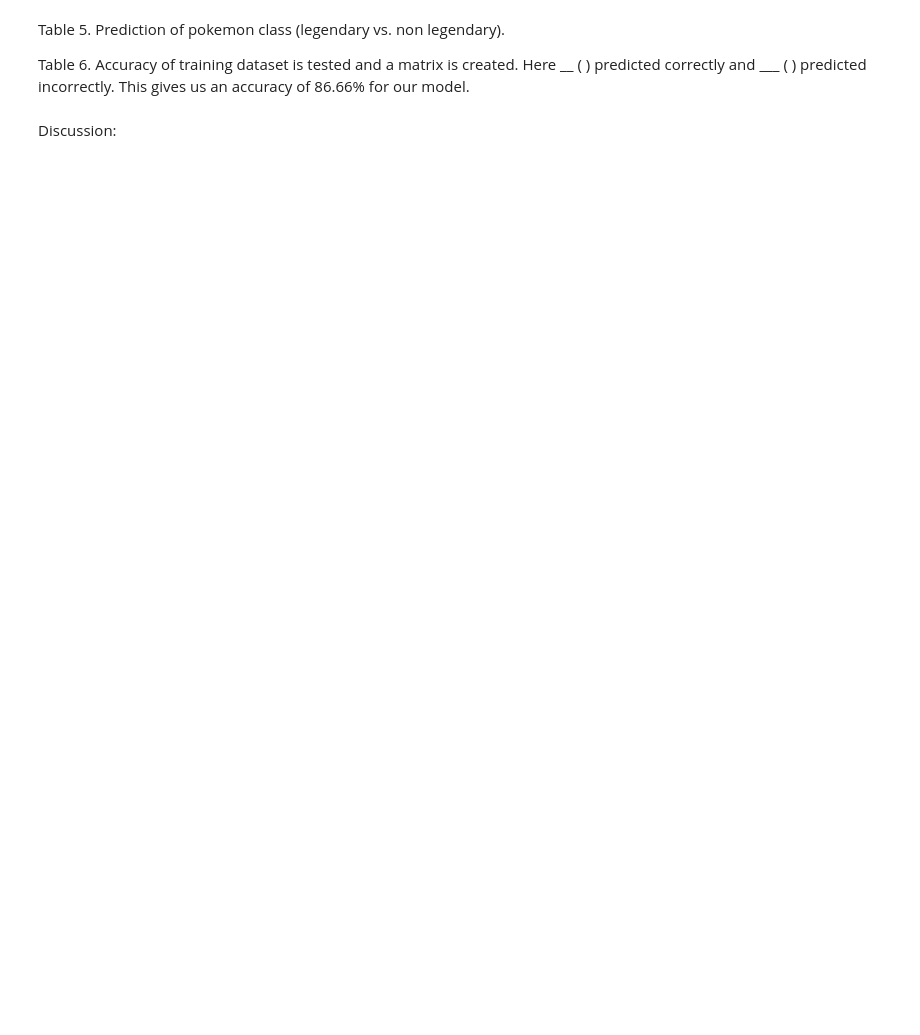
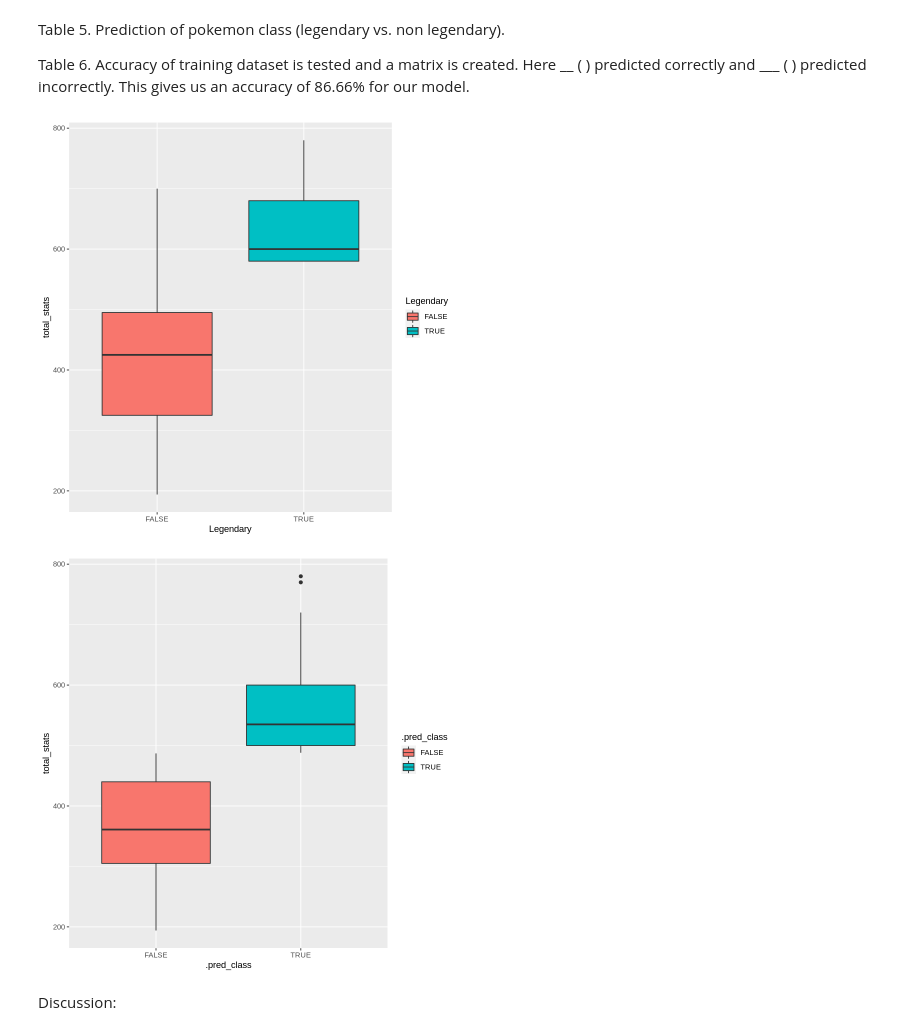
Before and after one commit to dlee03/DSCI_group_project, a Jupyter notebook: groupproject.ipynb, the cells around one changed output. Drawn from its saved outputs; the diff is of its cells as text; code cells hidden in the pictures; blank space fills up the shorter version.

```diff
--- a/groupproject.ipynb
+++ b/groupproject.ipynb
@@ -270,10 +275,16 @@ Table 6. Accuracy of training dataset is tested and a matrix is created. Here __
 # %%
 pokemon_true_box_plot <- pokemon_predictions |>
     ggplot(aes(x = Legendary, y = total_stats, fill = Legendary)) +
         geom_boxplot()
+pokemon_true_box_plot
+
 pokemon_pred_box_plot <- pokemon_predictions |>
     ggplot(aes(x = .pred_class, y = total_stats, fill = .pred_class)) +
         geom_boxplot()
+pokemon_pred_box_plot
+# %% [output]
+[figure, added]
+[figure, added]
 # %% [markdown]
 Discussion:
 # %%
```
Also changed, not shown: parts of 4 cells of this notebook.
